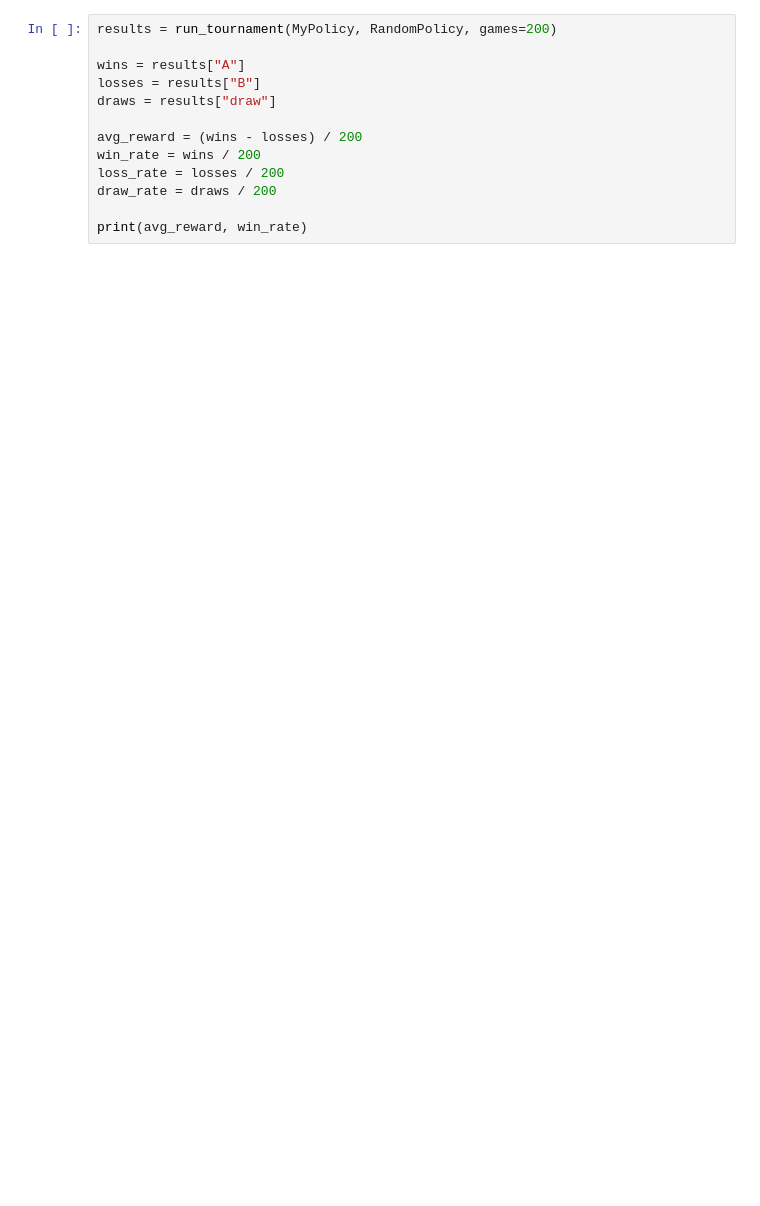
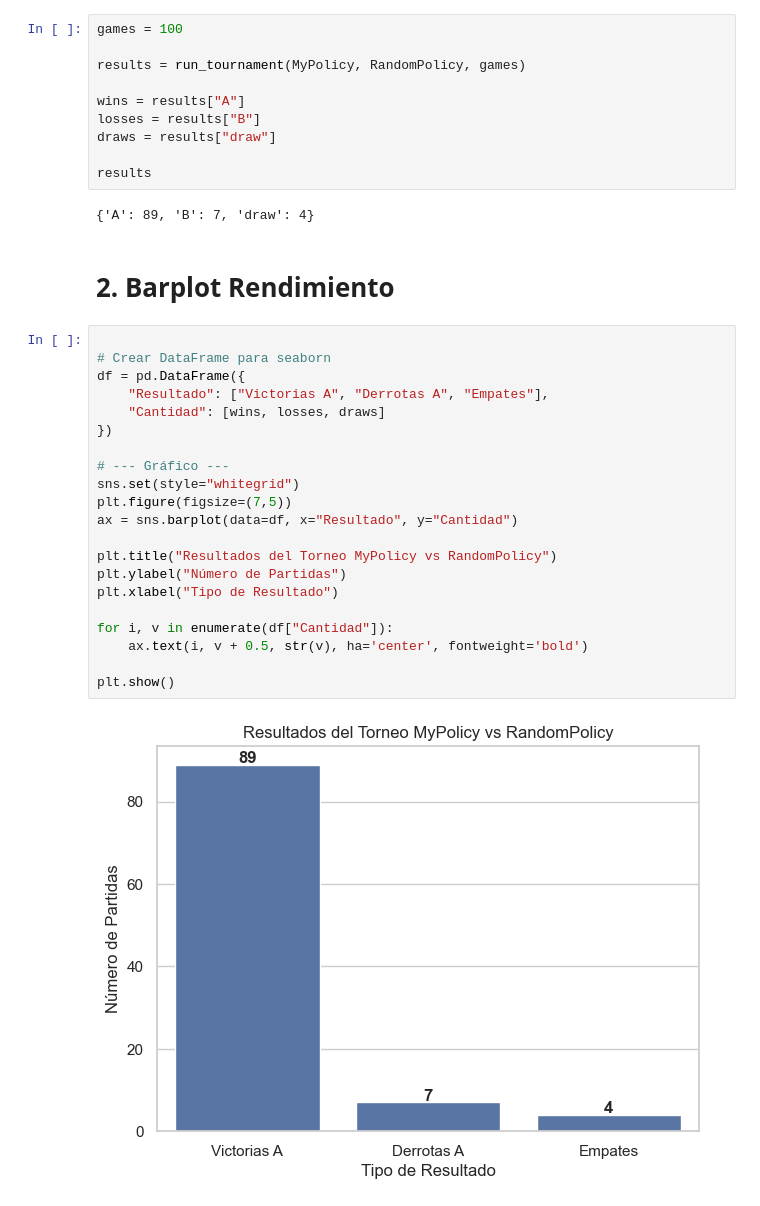
Before and after one commit to Joel-109/Proyecto_Final_Fundamentos_IA, a Jupyter notebook: graficas.ipynb, the cells around one changed output. Drawn from its saved outputs; the diff is of its cells as text; blank space fills up the shorter version.

```diff
--- a/graficas.ipynb
+++ b/graficas.ipynb
@@ -18,13 +20,37 @@ NameError: name '__file__' is not defined
 # %%
-results = run_tournament(MyPolicy, RandomPolicy, games=200)
+games = 100
+
+results = run_tournament(MyPolicy, RandomPolicy, games)
 
 wins = results["A"]
 losses = results["B"]
 draws = results["draw"]
 
-avg_reward = (wins - losses) / 200
-win_rate = wins / 200
-loss_rate = losses / 200
-draw_rate = draws / 200
-
-print(avg_reward, win_rate)
+results
+# %% [output]
+{'A': 89, 'B': 7, 'draw': 4}
+# %% [markdown]
+# **2. Barplot Rendimiento**
+# %%
+
+# Crear DataFrame para seaborn
+df = pd.DataFrame({
+    "Resultado": ["Victorias A", "Derrotas A", "Empates"],
+    "Cantidad": [wins, losses, draws]
+})
+
+# --- Gráfico ---
+sns.set(style="whitegrid")
+plt.figure(figsize=(7,5))
+ax = sns.barplot(data=df, x="Resultado", y="Cantidad")
+
+plt.title("Resultados del Torneo MyPolicy vs RandomPolicy")
+plt.ylabel("Número de Partidas")
+plt.xlabel("Tipo de Resultado")
+
+for i, v in enumerate(df["Cantidad"]):
+    ax.text(i, v + 0.5, str(v), ha='center', fontweight='bold')
+
+plt.show()
+# %% [output]
+[figure, added]
```
Also changed, not shown: parts of 10 cells of this notebook, 7 other files.
